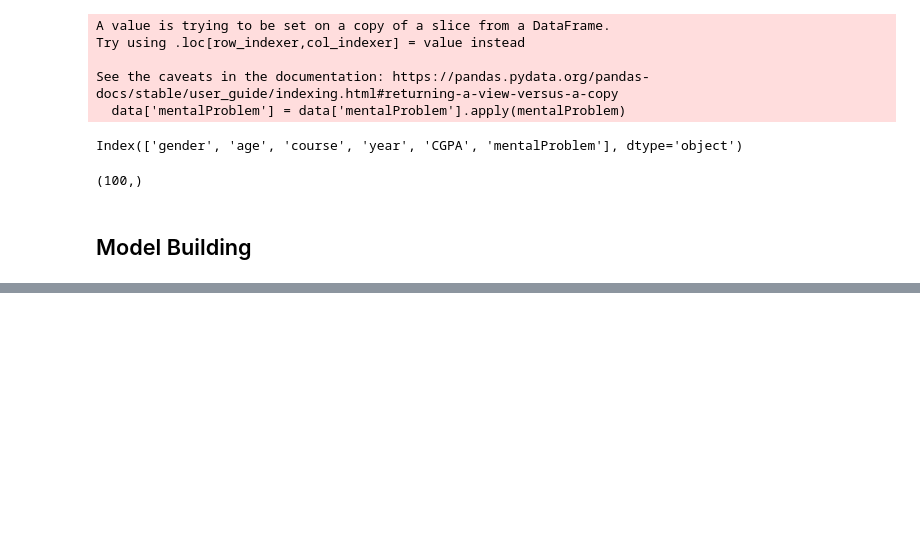
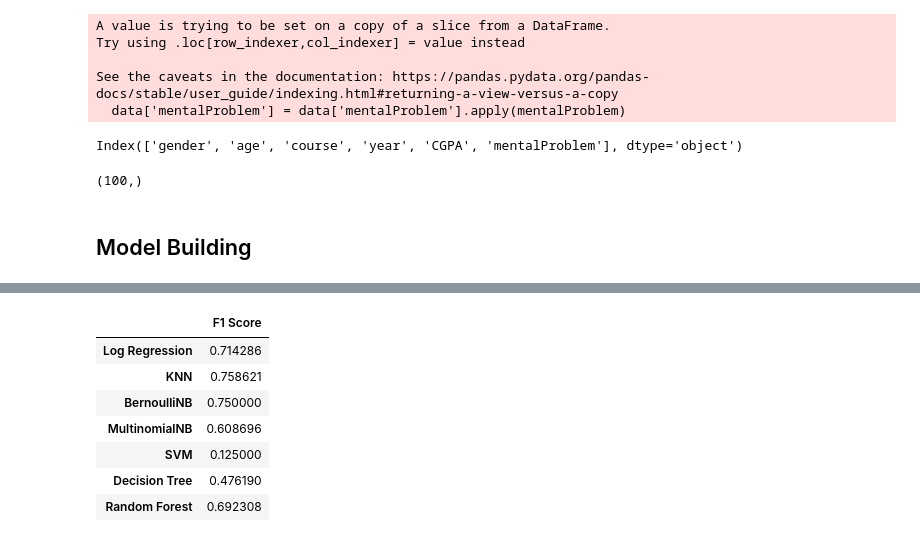
Before and after one commit to rohan-singh987/Student-Mental-Health, a Jupyter notebook: studentMentalHealthML.ipynb, the cells around one changed output, grey strips where cells are left out. Saved outputs shown, nothing was run; the diff lists cells and outputs as text; code cells hidden in the pictures; blank space fills up the shorter version.

```diff
--- a/studentMentalHealthML.ipynb
+++ b/studentMentalHealthML.ipynb
@@ -358,0 +447,11 @@ from sklearn.pipeline import Pipeline
+# %%
+df_train[1]
+# %% [output]
+|  | F1 Score |
+| Log Regression | 0.714286 |
+| KNN | 0.758621 |
+| BernoulliNB | 0.750000 |
+| MultinomialNB | 0.608696 |
+| SVM | 0.125000 |
+| Decision Tree | 0.476190 |
+| Random Forest | 0.692308 |
```
Also changed, not shown: parts of 6 cells of this notebook.
